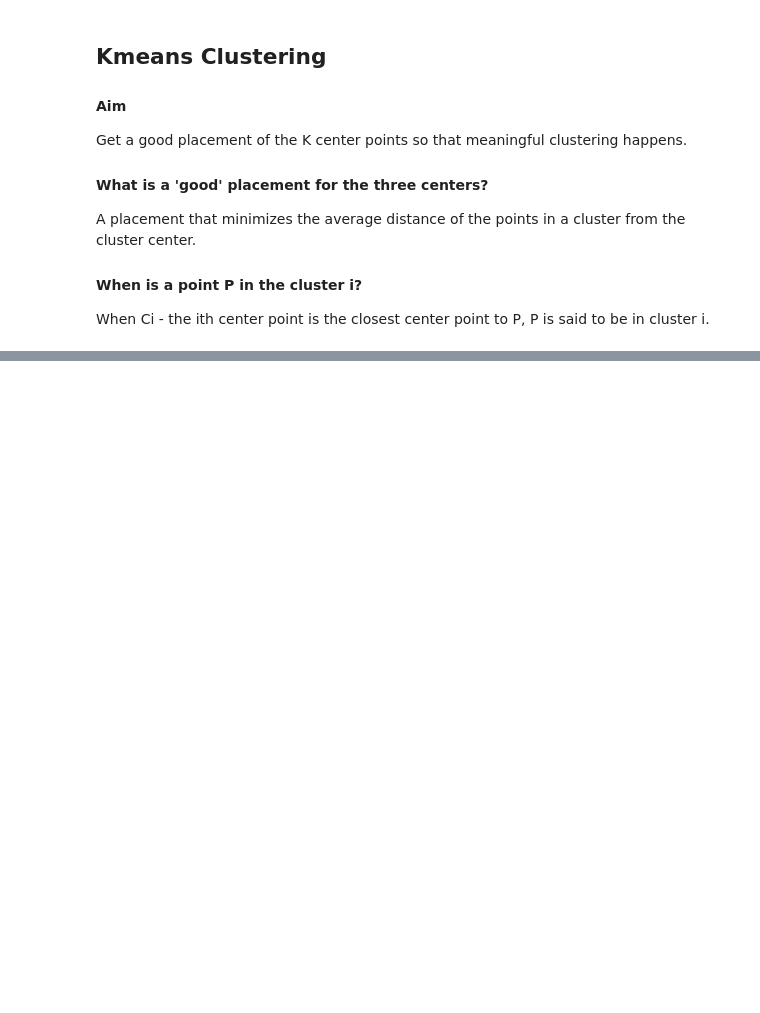
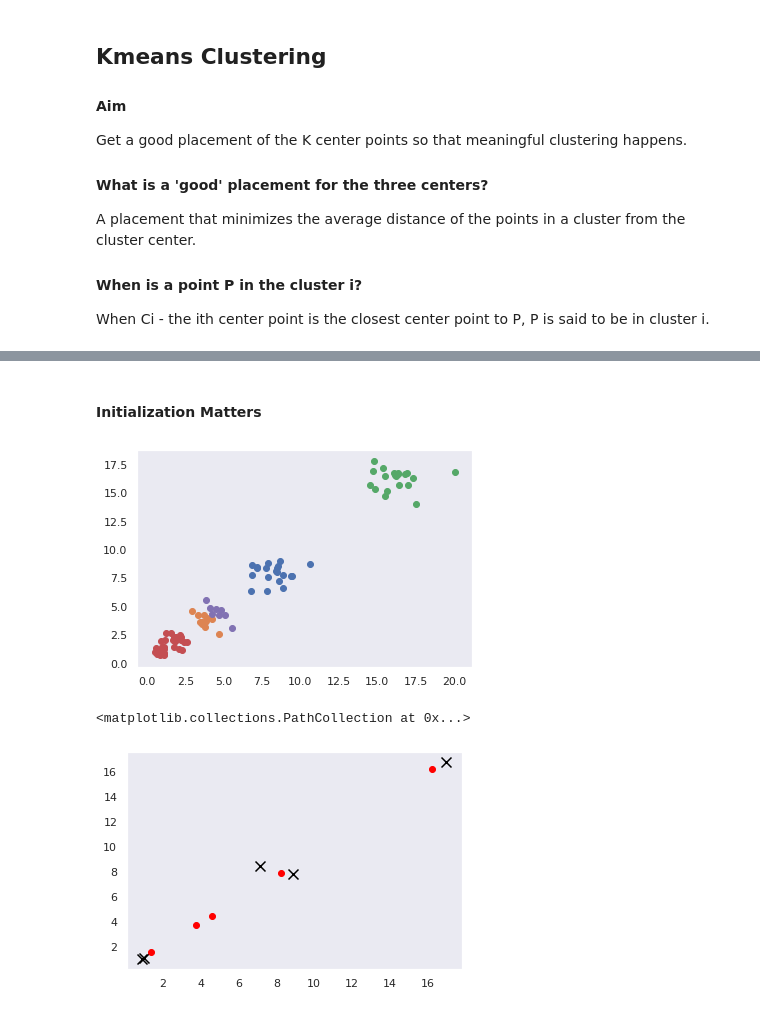
Before and after one commit to narenakash/CVIT-Workshop-2020, a Jupyter notebook: Day7/introduction_to_unsupervised_learning.ipynb, the cells around one changed output, grey strips where cells are left out. Cells and saved outputs as stored; diff of their text form; code cells hidden in the pictures; blank space fills up the shorter version.

Commit message:
updated kmeans algorithm

```diff
--- a/Day7/introduction_to_unsupervised_learning.ipynb
+++ b/Day7/introduction_to_unsupervised_learning.ipynb
@@ -141,0 +163,6 @@ Please write down the algorithm.
+# %%
+def assign(points, cluster_centers):
+    distances = euclidean_distances(points, cluster_centers)
+    cluster_labels = np.argmin(distances, axis=1)
+
+    return cluster_labels
@@ -141,0 +181,19 @@ Please write down the algorithm.
+# %%
+def Kmeans(points, K):
+    cluster_labels = np.zeros((points.shape[0]))
+
+    # initialize K cluster_centers
+    cluster_centers = initialize(points, K)
+    initial_centers = cluster_centers.copy()
+    old_cluster_centers = np.zeros(cluster_centers.shape)
+
+    while not(old_cluster_centers == cluster_centers).all():
+        old_cluster_centers = cluster_centers.copy()
+
+        # assign
+        cluster_labels = assign(points, cluster_centers)
+
+        # recalculate
+        cluster_centers = recalculate_cluster_centers(points, cluster_labels, K)
+
+    return cluster_labels, initial_centers, cluster_centers
@@ -141,0 +215,14 @@ Please write down the algorithm.
+# %% [markdown]
+#### Initialization Matters
+# %%
+cluster_labels, initial_centers, final_centers = Kmeans(points, K)
+
+plot_clusters(points, cluster_labels, show_annotation=False)
+plt.show()
+
+plt.scatter(initial_centers[:, 0], initial_centers[:, 1], marker='x', s=100, c='black')
+plt.scatter(final_centers[:, 0], final_centers[:, 1], marker='o', c='red')
+# %% [output]
+[figure, added]
+<matplotlib.collections.PathCollection at 0x...>
+[figure, added]
```
Also changed, not shown: parts of 12 cells of this notebook.
